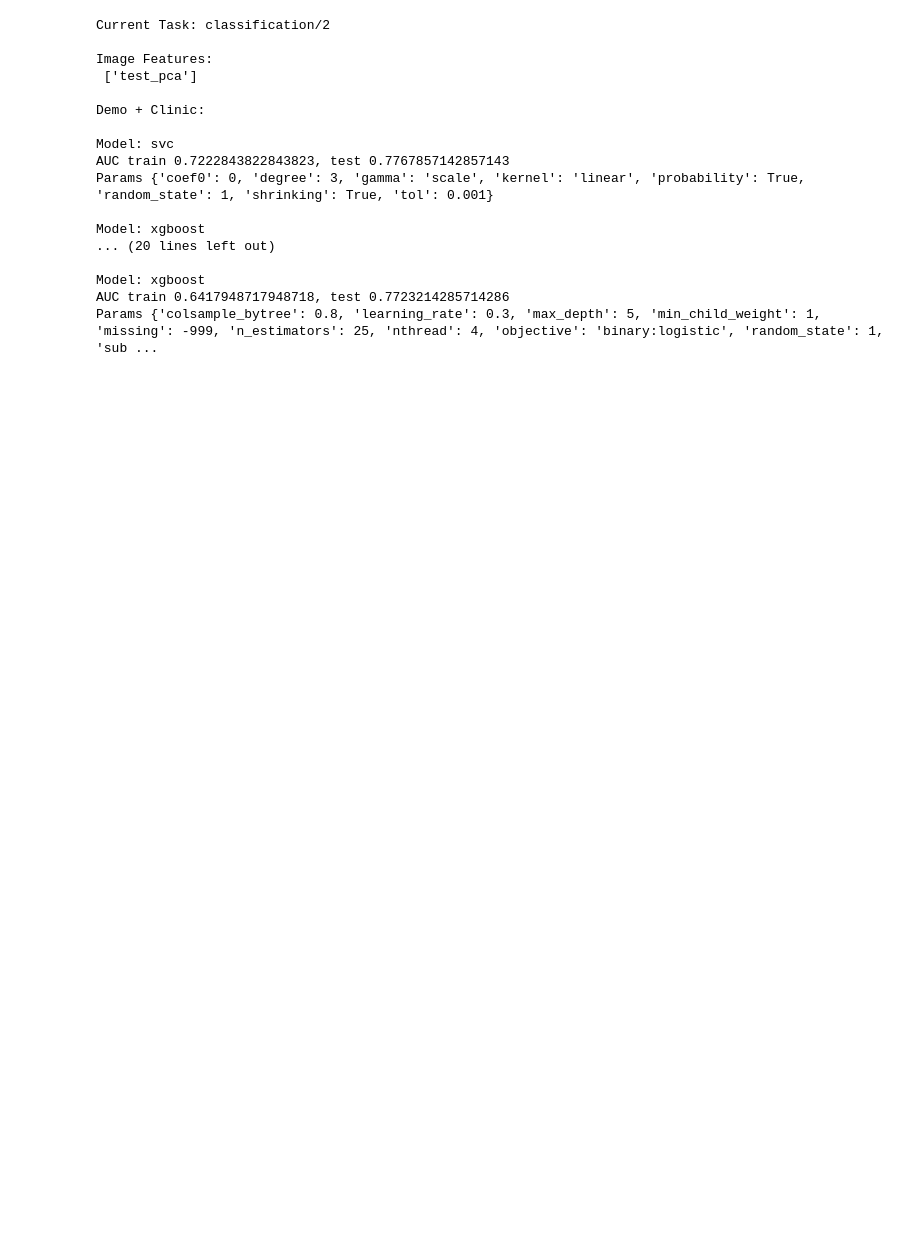
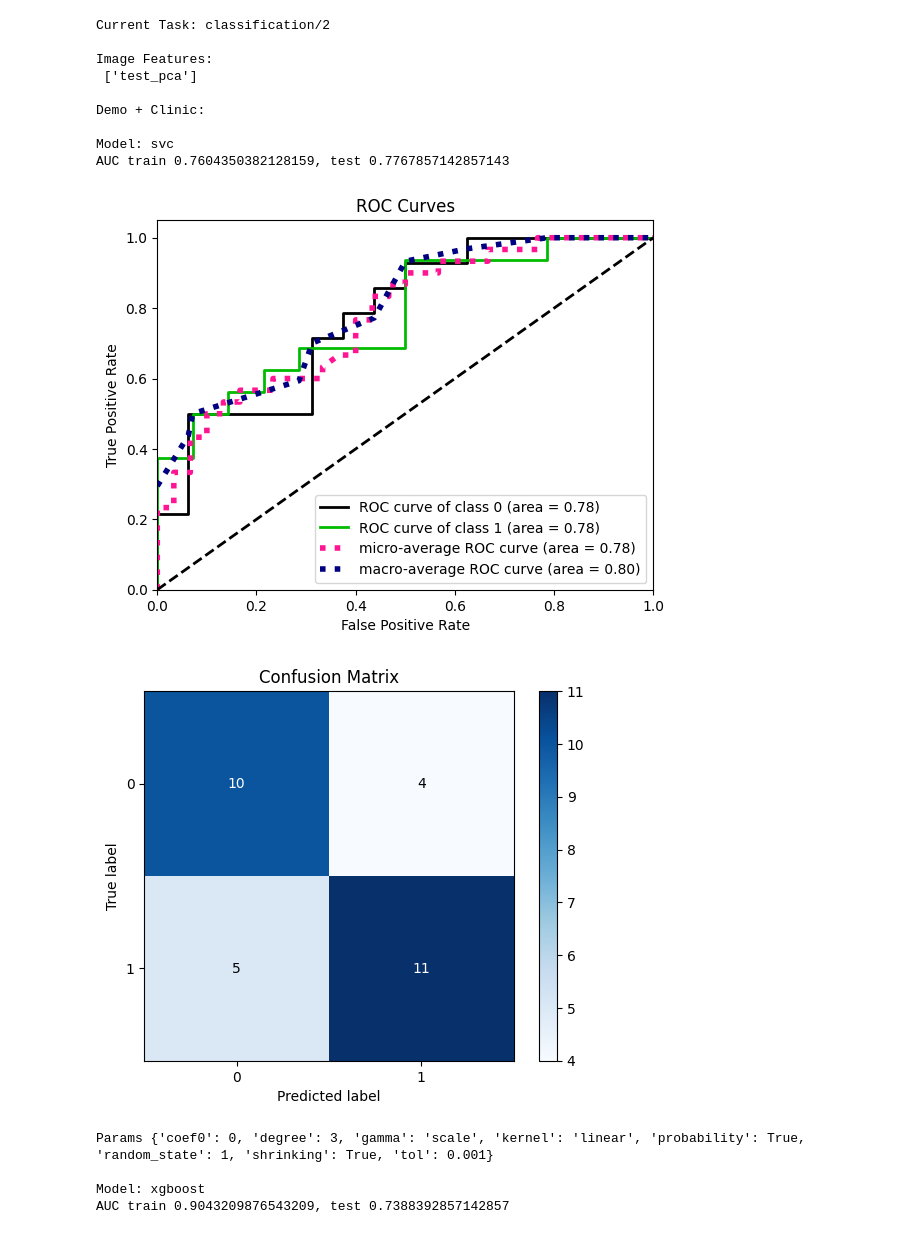
Before and after one commit to Biobots/Levodopa_Parkinson_MRI, a Jupyter notebook: prototype.ipynb, the cells around one changed output. Saved outputs shown, nothing was run; the diff lists cells and outputs as text; code cells hidden in the pictures; blank space fills up the shorter version.

Commit message:
plot & metric
Signed-off-by: biobot <biobot94@gmail.com>

```diff
--- a/prototype.ipynb
+++ b/prototype.ipynb
@@ -45,6 +42,7 @@ for task_name in TASKS:
         # Get model list
         task = model_config['task'][task_name]
         models = task['models']
+        metric_list = task['metrics']
 
         # Filter data with demographic and clinical keys
         x = data[group['demo'] + group['clinic']]
@@ -74,8 +72,9 @@ for task_name in TASKS:
         x_demo_test = x_clinic_test[group['demo']]
         x_clinic_img_train = x_clinic_train.join(x_img_train)
         x_clinic_img_test = x_clinic_test.join(x_img_test)
-        x_img_train = x_demo_train.join(x_img_train)
-        x_img_test = x_demo_test.join(x_img_test)
+        # No demo data in img df
+        #x_img_train = x_demo_train.join(x_img_train)
+        #x_img_test = x_demo_test.join(x_img_test)
 
         x_train_list = [x_clinic_train, x_img_train, x_clinic_img_train]
         x_test_list = [x_clinic_test, x_img_test, x_clinic_img_test]
@@ -84,44 +83,61 @@ for task_name in TASKS:
         # Loop
         for i in range(3):
             x_train = x_train_list[i]
             x_test = x_test_list[i]
             log_func(info_list[i])
             log_func()
             for model in models:
                 name = model['name']
                 parameters = model['params']
                 model = Model_LUT[name]()
-                clf = GridSearchCV(
+                cv = GridSearchCV(
                     model,
                     parameters,
                     n_jobs=5,
                     # StratifiedGroupKFold?
                     cv=StratifiedKFold(n_splits=5, shuffle=True, random_state=1),
                     scoring=task['gridsearch_params']['scoring']
                 )
-                clf.fit(x_train, y_train.values.ravel())
+                cv.fit(x_train, y_train.values.ravel())
+                best = cv.best_estimator_
                 log_func('Model: {}'.format(name))
                 # Now classification specific, other metrics need to be considered according to task
-                y_prob = clf.best_estimator_.predict_proba(x_test)
-                log_func('AUC train {}, test {}'.format(clf.best_score_, metrics.roc_auc_score(list(y_test[task['output']]), y_prob[:, 1])))
-                log_func('Params {}'.format(clf.best_params_))
+                for metric in metric_list:
+                    metric_func = Metrics_LUT[metric[0]]
+                    # predict_proba True
+                    # predic        False
+                    pred_func = best.predict_proba if metric[1] else best.predict
+                    train_pred = pred_func(x_train)
+                    test_pred = pred_func(x_test)
+                    # TODO: multiclass support should be implemented via metric_func
+                    log_func('{} train {}, test {}'.format(metric[0],
+                                                           metric_func(y_true=y_train[task['output']].to_numpy(), y_score=train_pred),
+                                                           metric_func(y_true=y_test[task['output']].to_numpy(), y_score=test_pred)
+                                                           ))
+                plot_list = task['plot']
+                for plot in plot_list:
+                    plot_func = Plot_LUT[plot[0]]
+                    pred_func = best.predict_proba if plot[1] else best.predict
+                    train_pred = pred_func(x_train)
+                    test_pred = pred_func(x_test)
+                    plot_func(y_test[task['output']].to_numpy(), test_pred)
+                    plt.show()
+                log_func('Params {}'.format(cv.best_params_)) # best.get_params()
                 log_func()
             log_func()
 # %% [output]
 Current Task: classification/2
 
 Image Features:
  ['test_pca']
 
 Demo + Clinic:
 
 Model: svc
-AUC train 0.7222843822843823, test 0.7767857142857143
-Params {'coef0': 0, 'degree': 3, 'gamma': 'scale', 'kernel': 'linear', 'probability': True, 'random_state': 1, 'shrinking': True, 'tol': 0.001}
-
-Model: xgboost
-... (20 lines left out)
-
-Model: xgboost
-AUC train 0.6417948717948718, test 0.7723214285714286
-Params {'colsample_bytree': 0.8, 'learning_rate': 0.3, 'max_depth': 5, 'min_child_weight': 1, 'missing': -999, 'n_estimators': 25, 'nthread': 4, 'objective': 'binary:logistic', 'random_state': 1, 'sub ...
+AUC train 0.7604350382128159, test 0.7767857142857143
+[figure, added]
+[figure, added]
+Params {'coef0': 0, 'degree': 3, 'gamma': 'scale', 'kernel': 'linear', 'probability': True, 'random_state': 1, 'shrinking': True, 'tol': 0.001}
+
+Model: xgboost
+AUC train 0.9043209876543209, test 0.7388392857142857
```
Also changed, not shown: parts of 2 cells of this notebook, 5 other files.
